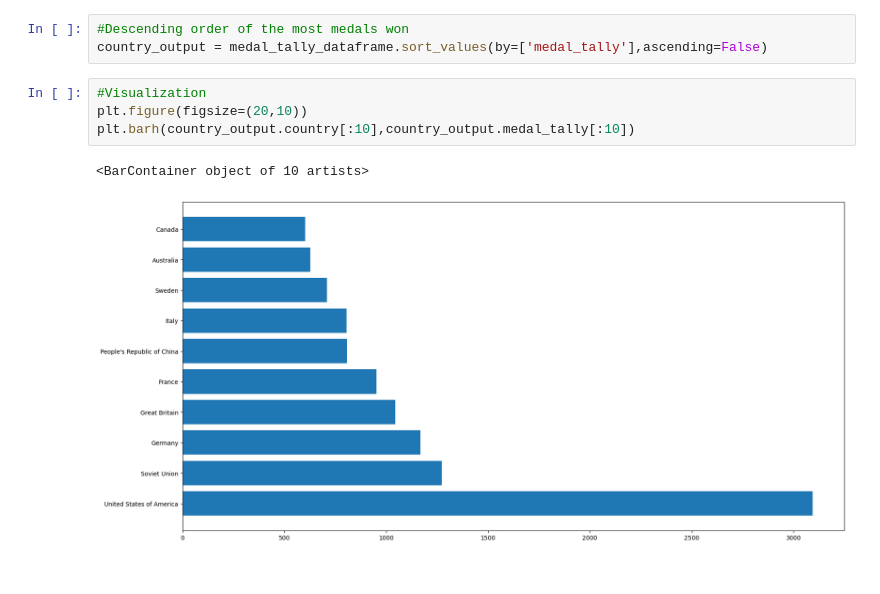
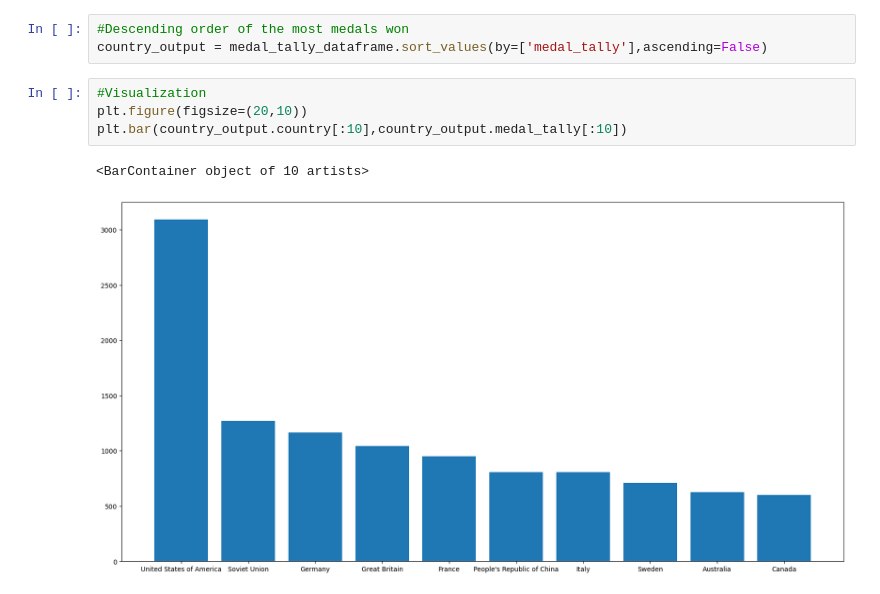
Before and after one commit to Annarhysa/Olympic-ious, a Jupyter notebook: predict.ipynb, the cells around one changed output. Saved outputs shown, nothing was run; the diff lists cells and outputs as text.

Commit message:
Final stats image and other images

```diff
--- a/predict.ipynb
+++ b/predict.ipynb
@@ -98,7 +87,7 @@ country_output = medal_tally_dataframe.sort_values(by=['medal_tally'],ascending=
 # %%
 #Visualization
 plt.figure(figsize=(20,10))
-plt.barh(country_output.country[:10],country_output.medal_tally[:10])
+plt.bar(country_output.country[:10],country_output.medal_tally[:10])
 # %% [output]
 <BarContainer object of 10 artists>
-[figure, old version]
+[figure, new version]
```
Also changed, not shown: parts of 5 cells of this notebook, 16 other files.
